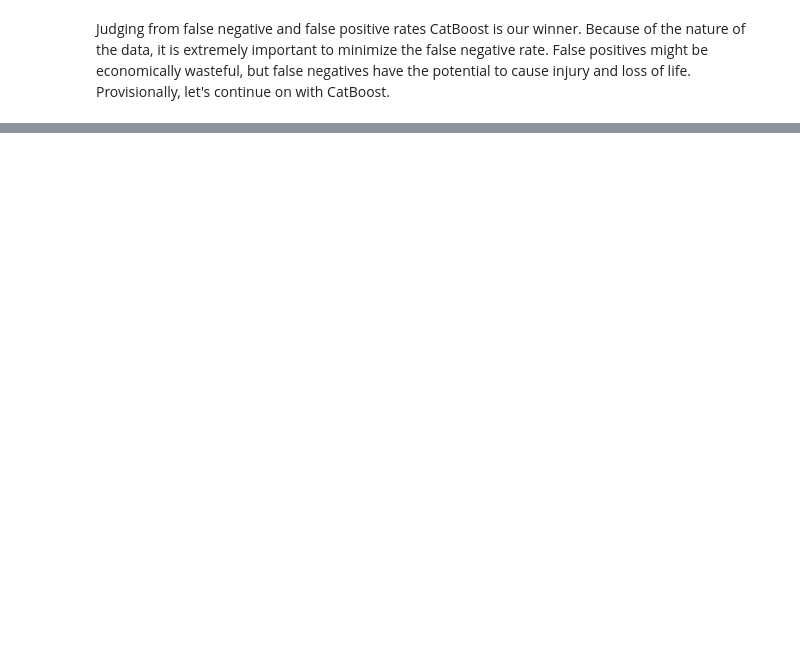
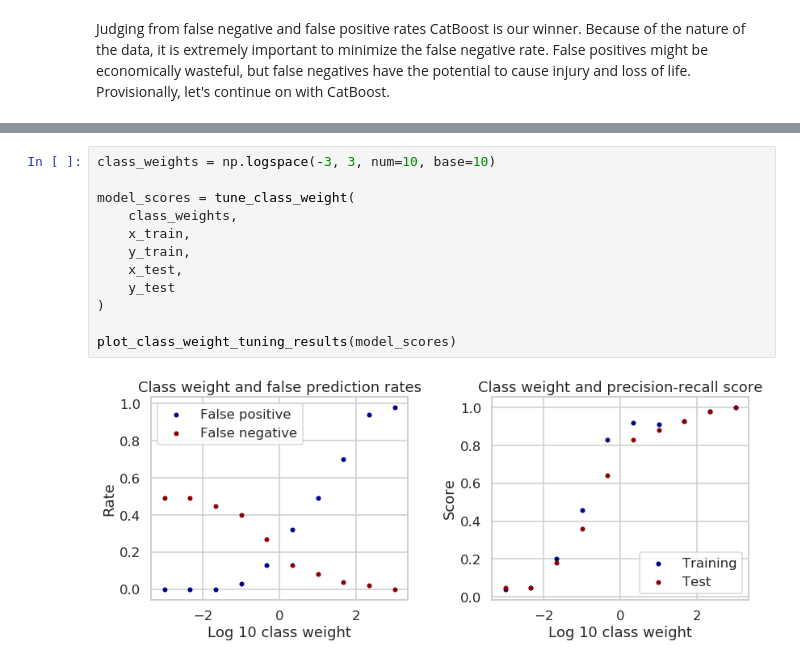
Before and after one commit to aristyogresearch/wildfire, a Jupyter notebook: notebooks/gradient_boosting_model_selection.ipynb, the cells around one changed output, grey strips where cells are left out. Drawn from its saved outputs; the diff is of its cells as text; blank space fills up the shorter version.

```diff
--- a/notebooks/gradient_boosting_model_selection.ipynb
+++ b/notebooks/gradient_boosting_model_selection.ipynb
@@ -336,0 +467,14 @@ Ok, looks similar, the cosine false negative rate is slightly lower, so let's go
+# %%
+class_weights = np.logspace(-3, 3, num=10, base=10)
+
+model_scores = tune_class_weight(
+    class_weights,
+    x_train,
+    y_train,
+    x_test,
+    y_test
+)
+
+plot_class_weight_tuning_results(model_scores)
+# %% [output]
+[figure, added]
```
Also changed, not shown: parts of 39 cells of this notebook.
